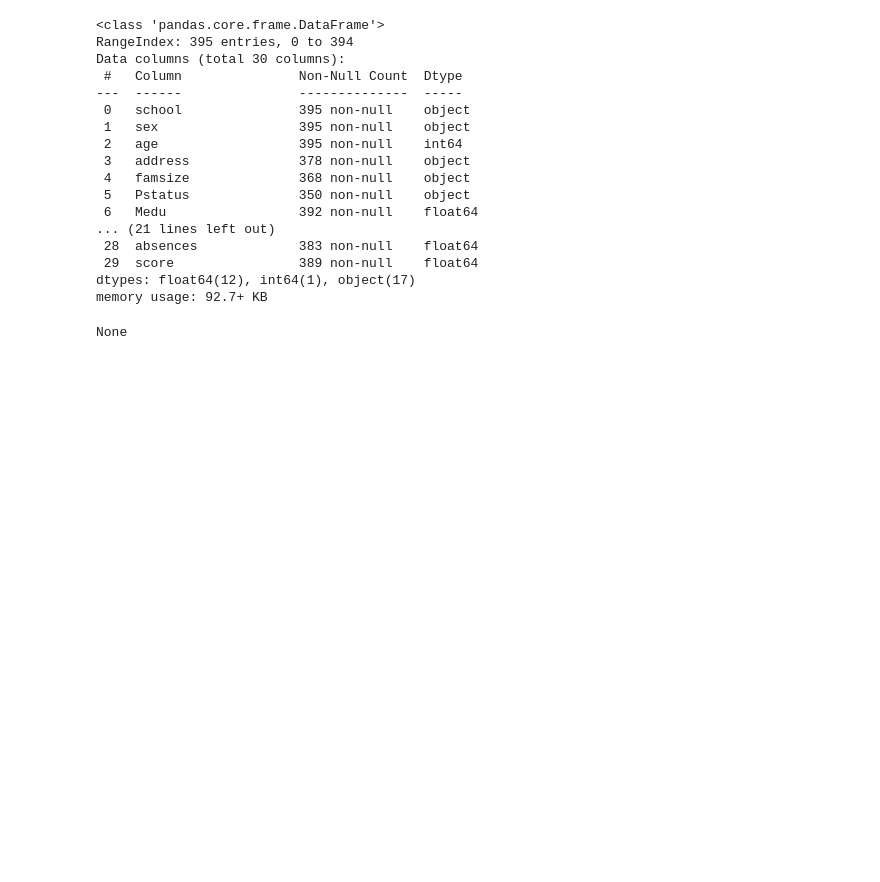
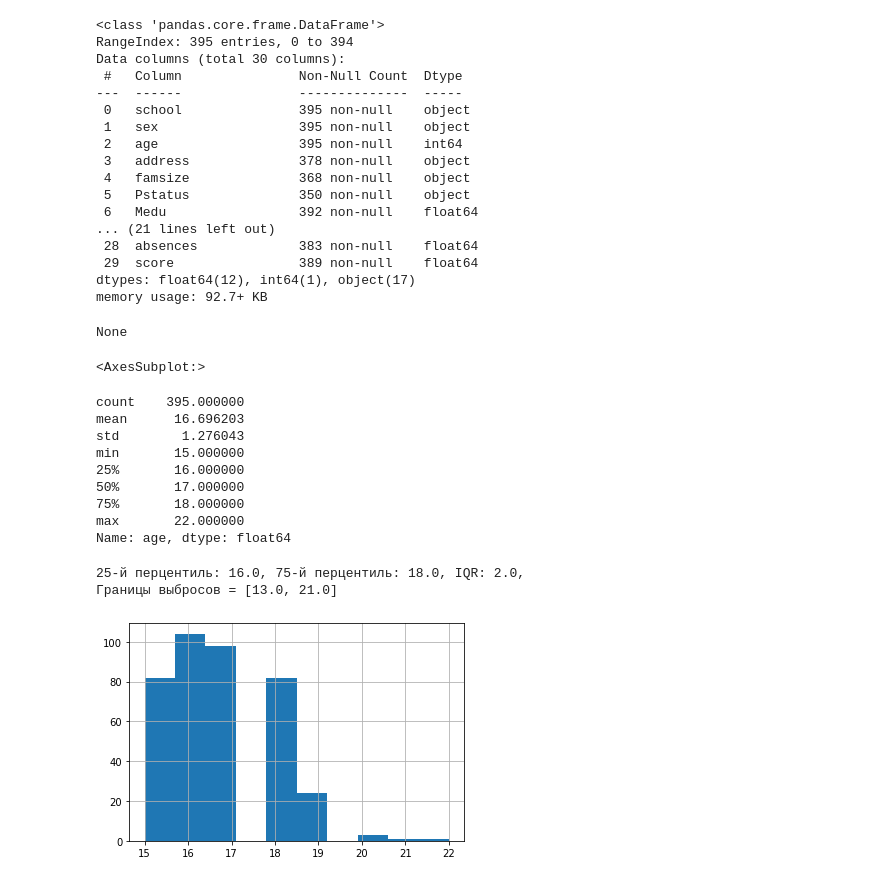
Before and after one commit to arsenbondaren/skillfactory, a Jupyter notebook: module_2/EDA_stud_math_Bandarenka.ipynb, the cells around one changed output. Drawn from its saved outputs; the diff is of its cells as text; code cells hidden in the pictures; blank space fills up the shorter version.

```diff
--- a/module_2/EDA_stud_math_Bandarenka.ipynb
+++ b/module_2/EDA_stud_math_Bandarenka.ipynb
@@ -11,11 +11,11 @@ pd.set_option('display.max_columns', 50) # показывать больше к
 stud_math = pd.read_csv('stud_math.csv')
 # %%
 def for_num_col(x):
-    display(stud_math.x.hist())
-    display(stud_math.x.describe())
-    IQR = stud_math.x.quantile(0.75) - stud_math.x.quantile(0.25)
-    perc25 = stud_math.x.quantile(0.25)
-    perc75 = stud_math.x.quantile(0.75)
+    display(x.hist())
+    display(x.describe())
+    IQR = x.quantile(0.75) - x.quantile(0.25)
+    perc25 = x.quantile(0.25)
+    perc75 = x.quantile(0.75)
     print('25-й перцентиль: {},'.format(perc25),'75-й перцентиль: {},'.format(perc75),'IQR: {},'.format(IQR))
     print('Границы выбросов = [{f}, {i}]'.format(f=perc25 - 1.5*IQR, i=perc75 + 1.5*IQR))
 # %%
@@ -46,3 +46,19 @@ Data columns (total 30 columns):
 dtypes: float64(12), int64(1), object(17)
 memory usage: 92.7+ KB
 None
+# %%
+for_num_col(stud_math['age'])
+# %% [output]
+<AxesSubplot:>
+count    395.000000
+mean      16.696203
+std        1.276043
+min       15.000000
+25%       16.000000
+50%       17.000000
+75%       18.000000
+max       22.000000
+Name: age, dtype: float64
+25-й перцентиль: 16.0, 75-й перцентиль: 18.0, IQR: 2.0,
+Границы выбросов = [13.0, 21.0]
+[figure, added]
```
Also changed, not shown: parts of 12 cells of this notebook.
